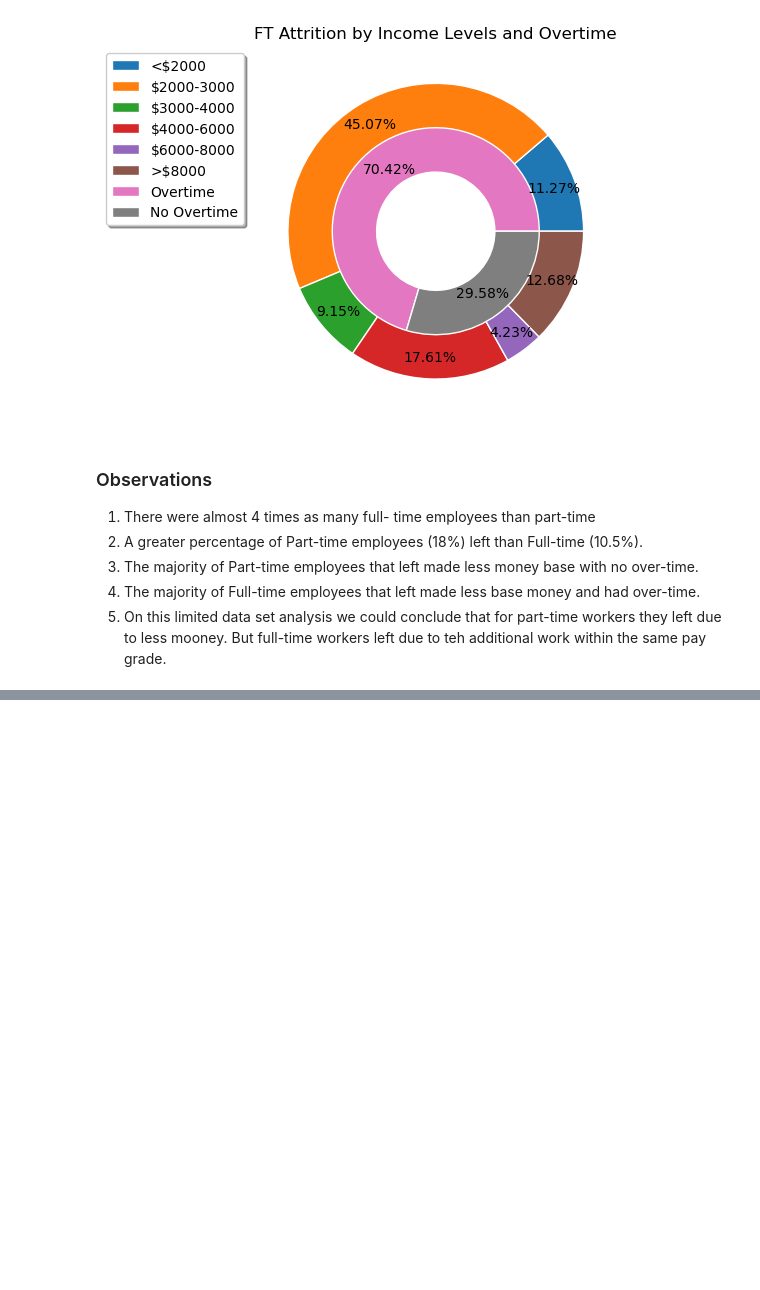
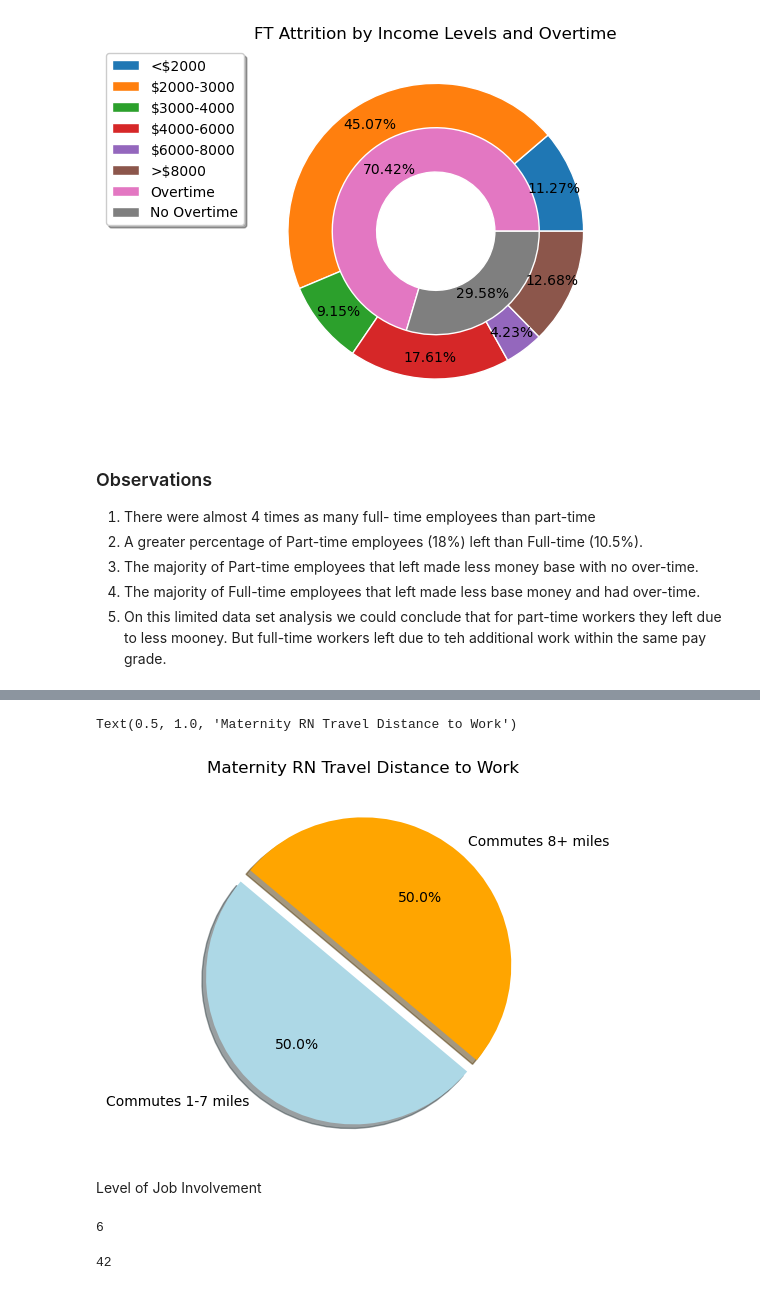
Before and after one commit to raamnath025/Project-1, a Jupyter notebook: RN Attrition.ipynb, the cells around one changed output, grey strips where cells are left out. Cells and saved outputs as stored; diff of their text form; code cells hidden in the pictures; blank space fills up the shorter version.

```diff
--- a/RN Attrition.ipynb
+++ b/RN Attrition.ipynb
@@ -1380,0 +1519,28 @@ plt.savefig("FT Attrition by Income Levels and Overtime")
+# %%
+labels = ["Commutes 1-7 miles", "Commutes 8+ miles"]
+
+gender_breakdown = [50,50]
+
+colors = ["lightblue", "orange"]
+
+explode = (0.1, 0)
+
+plt.pie(gender_breakdown, explode=explode, labels=labels, colors=colors,
+        autopct="%1.1f%%", shadow=True, startangle=140)
+
+plt.title("Maternity RN Travel Distance to Work")
+# %% [output]
+Text(0.5, 1.0, 'Maternity RN Travel Distance to Work')
+[figure, added]
+# %% [markdown]
+Level of Job Involvement
+# %%
+maternity_job_involvement_low = maternity_final[(maternity_final["JobInvolvement"] == 1)].count()["JobInvolvement"]
+maternity_job_involvement_low
+# %% [output]
+6
+# %%
+maternity_job_involvement_high = maternity_final[(maternity_final["JobInvolvement"] > 1)].count()["JobInvolvement"]
+maternity_job_involvement_high
+# %% [output]
+42
```
Also changed, not shown: parts of 110 cells of this notebook.
